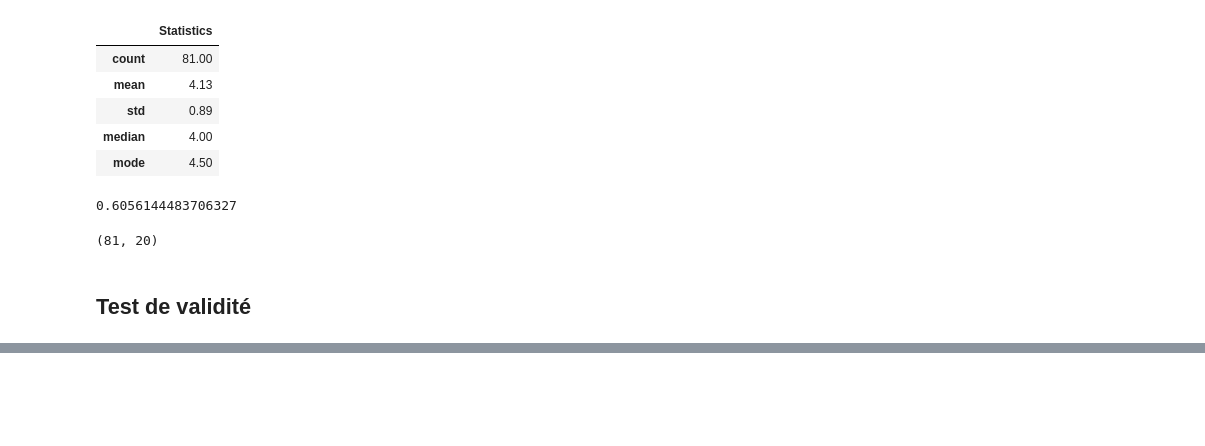
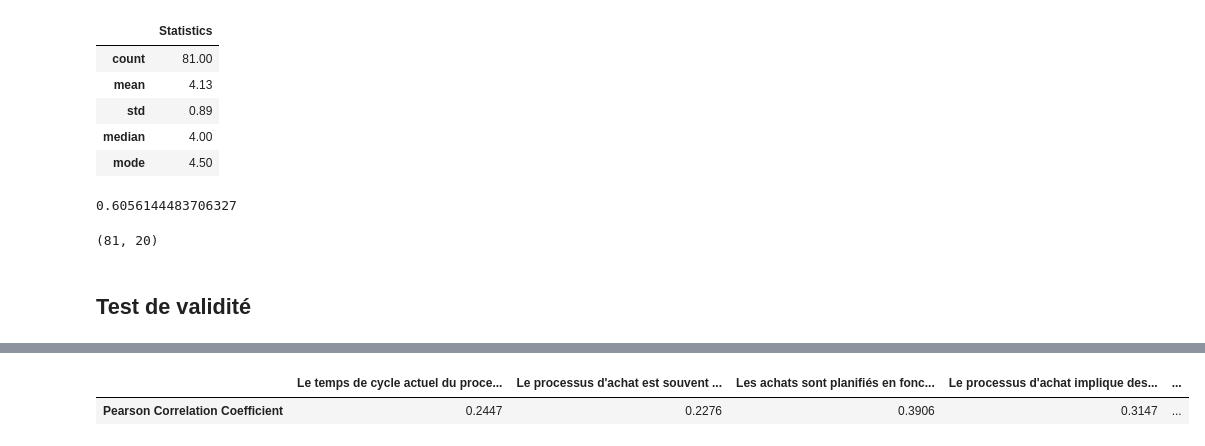
Before and after one commit to yahiro12345/Achraf, a Jupyter notebook: analyse_2.ipynb, the cells around one changed output, grey strips where cells are left out. Drawn from its saved outputs; the diff is of its cells as text; code cells hidden in the pictures; blank space fills up the shorter version.

```diff
--- a/analyse_2.ipynb
+++ b/analyse_2.ipynb
@@ -624,3 +624,11 @@ df_2.corr()
 | Les problèmes de la qualité des p... | -0.2807 | -0.3130 | 0.0428 | -0.1178 | ... |
 | Les fournisseurs sont évalués rég... | -0.2674 | -0.3824 | 0.2656 | -0.2428 | ... |
 | Total | 0.2447 | 0.2276 | 0.3906 | 0.3147 | ... |
+# %%
+validity = df_2.corr().iloc[:,-1].to_frame().transpose()
+validity.index = ["Pearson Correlation Coefficient"]
+# %%
+validity.iloc[:,0:5]
+# %% [output]
+|  | Le temps de cycle actuel du proce... | Le processus d'achat est souvent ... | Les achats sont planifiés en fonc... | Le processus d'achat implique des... | ... |
+| Pearson Correlation Coefficient | 0.2447 | 0.2276 | 0.3906 | 0.3147 | ... |
```
Also changed, not shown: parts of 3 cells of this notebook.
